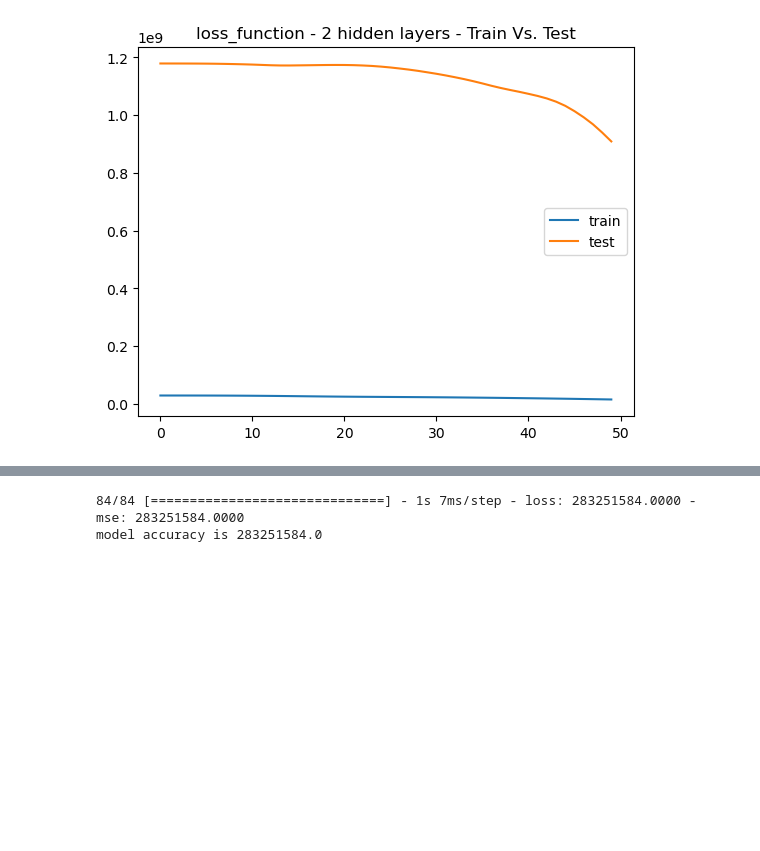
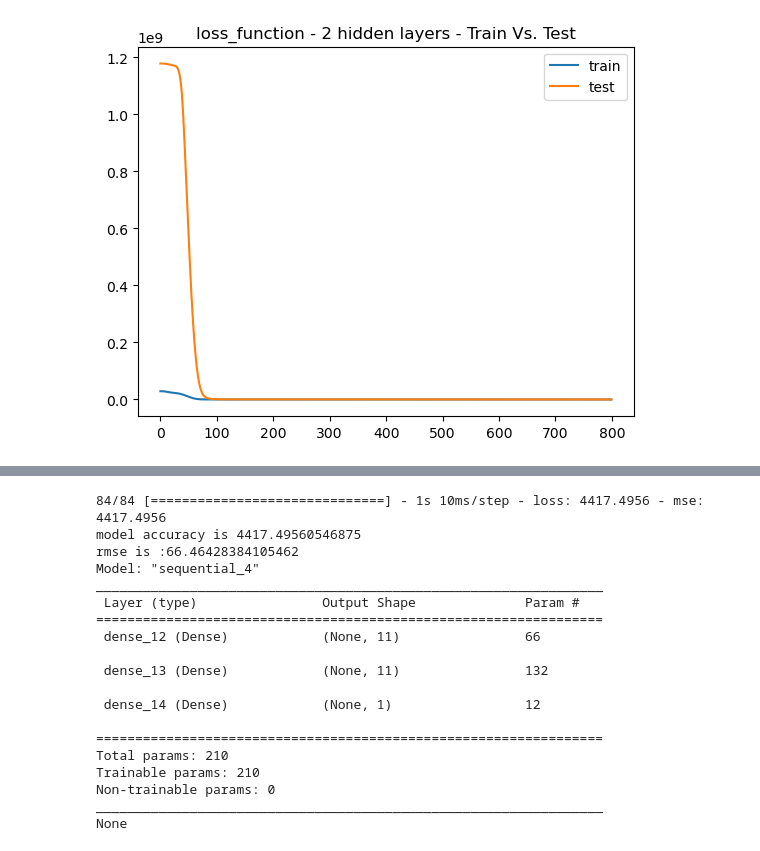
Before and after one commit to briabr/Investment-chat-bot, a Jupyter notebook: bitcoin_returns.ipynb, the cells around one changed output, grey strips where cells are left out. Drawn from its saved outputs; the diff is of its cells as text; code cells hidden in the pictures; blank space fills up the shorter version.

```diff
--- a/bitcoin_returns.ipynb
+++ b/bitcoin_returns.ipynb
@@ -90,33 +117,37 @@ def perform_dnn_on_bitcoin_data():
     # Set the parameters as mean_squared_error, adam, and mse.
     dnn.compile(loss="mean_squared_error", optimizer="adam", metrics=["mse"])
     # Fit the model
-    model = dnn.fit(X, y, validation_split=0.3, epochs=50, verbose=0)
+    model = dnn.fit(X, y, validation_split=0.3, epochs=800, verbose=0)
     # Plot the loss function of the training results for the two models
     plt.plot(model.history["loss"])
     plt.plot(model.history["val_loss"])
     plt.title("loss_function - 2 hidden layers - Train Vs. Test")
     plt.legend(["train", "test"])
     plt.show()
     import json
     # Save model as JSON
     dnn_json = dnn.to_json()
     file_path = Path("./Resources/model_bitcoin.json")
     with open(file_path, "w") as json_file:
       json_file.write(dnn_json)
     file_path = "./Resources/model_bitcoin.h5"
     dnn.save_weights("./Resources/model_bitcoin.h5")
     file_path = Path("./Resources/model_bitcoin.json")
     with open(file_path, "r") as json_file:
        model_json = json_file.read()
     loaded_model = model_from_json(model_json)
     # load weights into new model
     file_path = "./Resources/model_bitcoin.h5"
     loaded_model.load_weights(file_path)
     # Make some predictions with the loaded model
     bitcoin_df["predicted"] = loaded_model.predict(X)
     display(bitcoin_df.tail(10))
     model_loss , model_accuracy = dnn.evaluate(X,y)
     print(f"model accuracy is {model_accuracy}")
+    from sklearn.metrics import mean_squared_error
+    rmse = mean_squared_error(y, bitcoin_df["predicted"] , squared=False)
+    print(f"rmse is :{rmse}")
+    print(dnn.summary())
 perform_dnn_on_bitcoin_data()
 # %% [output]
-[figure, old version]
+[figure, new version]
@@ -136,2 +167,19 @@ perform_dnn_on_bitcoin_data()
-84/84 [==============================] - 1s 7ms/step - loss: 283251584.0000 - mse: 283251584.0000
-model accuracy is 283251584.0
+84/84 [==============================] - 1s 10ms/step - loss: 4417.4956 - mse: 4417.4956
+model accuracy is 4417.49560546875
+rmse is :66.46428384105462
+Model: "sequential_4"
+_________________________________________________________________
+ Layer (type)                Output Shape              Param #
+=================================================================
+ dense_12 (Dense)            (None, 11)                66
+
+ dense_13 (Dense)            (None, 11)                132
+
+ dense_14 (Dense)            (None, 1)                 12
+
+=================================================================
+Total params: 210
+Trainable params: 210
+Non-trainable params: 0
+_________________________________________________________________
+None
```
Also changed, not shown: parts of 3 cells of this notebook.
